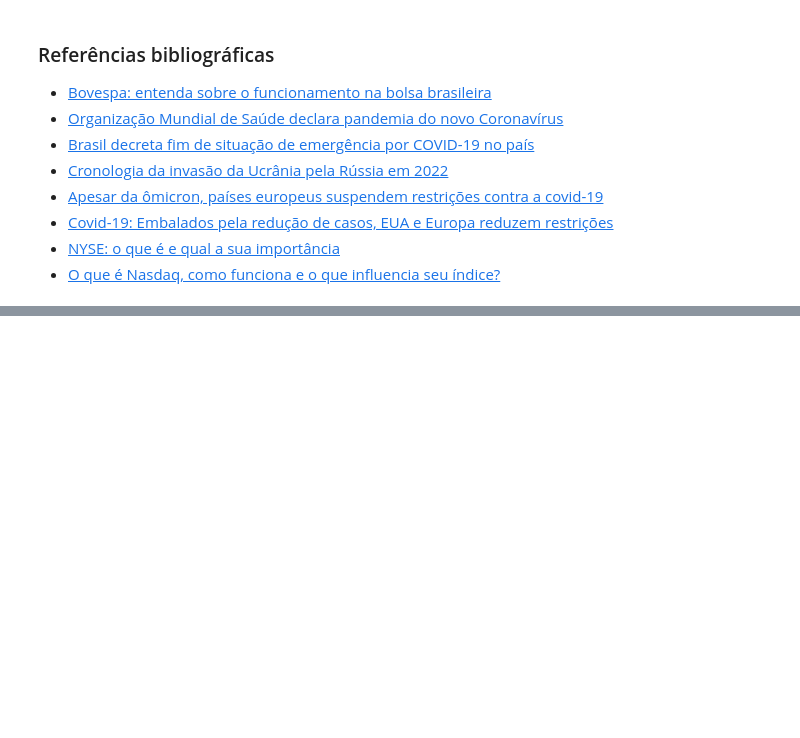
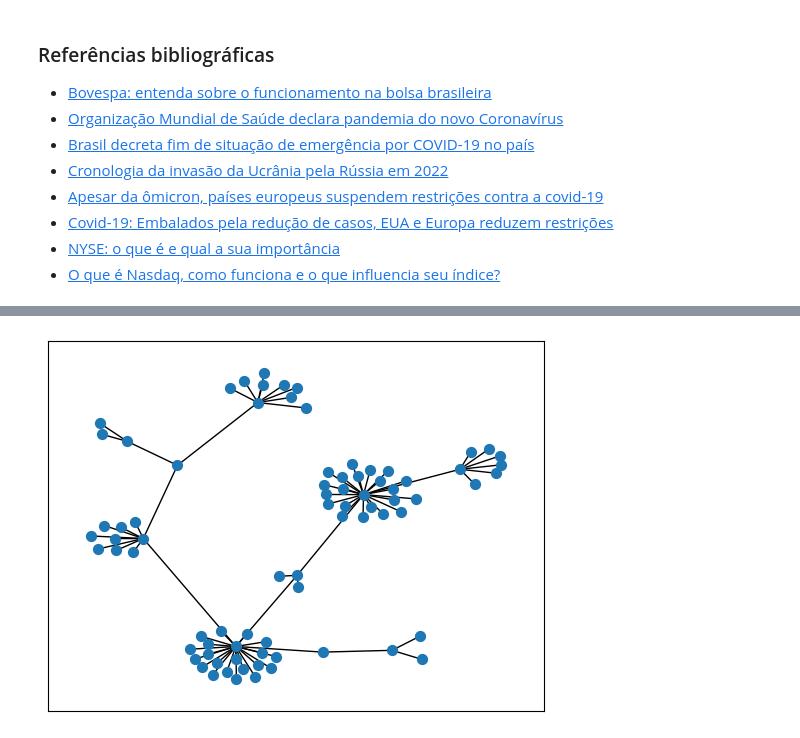
Before and after one commit to alinef29/Pratica-Ciencia-Dados, a Jupyter notebook: Projeto-2/EDA.ipynb, the cells around one changed output, grey strips where cells are left out. Cells and saved outputs as stored; diff of their text form; code cells hidden in the pictures; blank space fills up the shorter version.

```diff
--- a/Projeto-2/EDA.ipynb
+++ b/Projeto-2/EDA.ipynb
@@ -364,0 +521,8 @@ Os padrões de desvalorização (Mar/2020), alta do mercado (Mar/2021) e "volta
+# %%
+T = minimum_spanning_tree(G)
+# %%
+plt.figure()
+nx.draw_networkx(T, with_labels=False, node_size = 50)
+plt.show()
+# %% [output]
+[figure, added]
```
Also changed, not shown: parts of 19 cells of this notebook, 1 other file.
